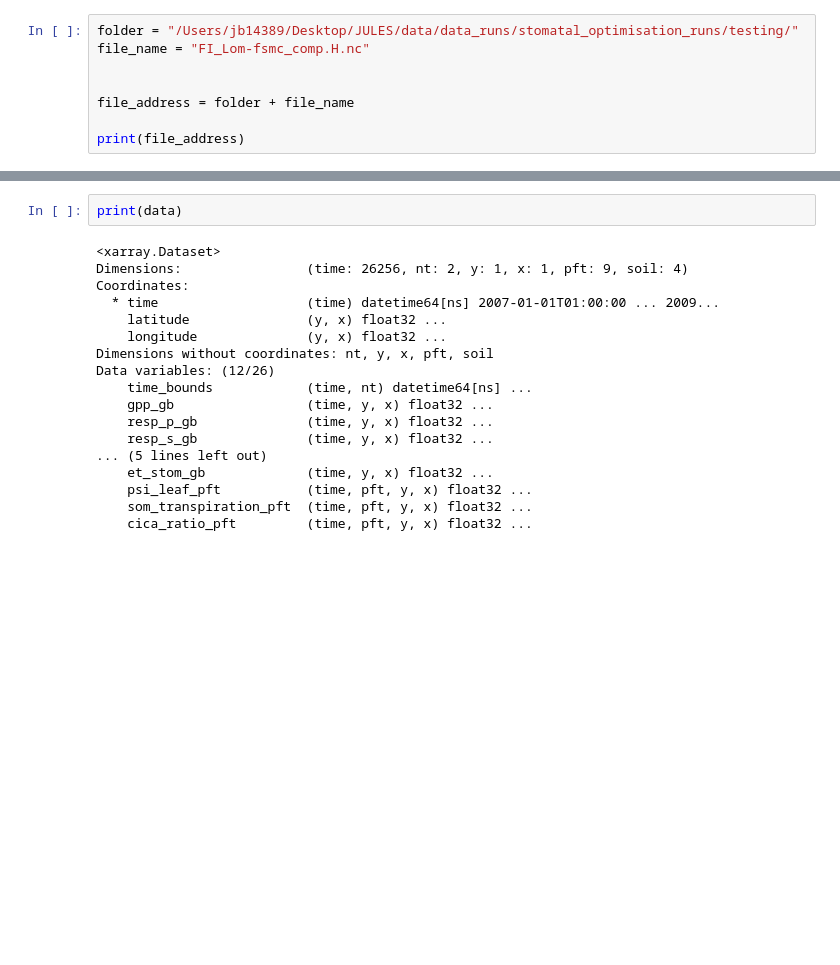
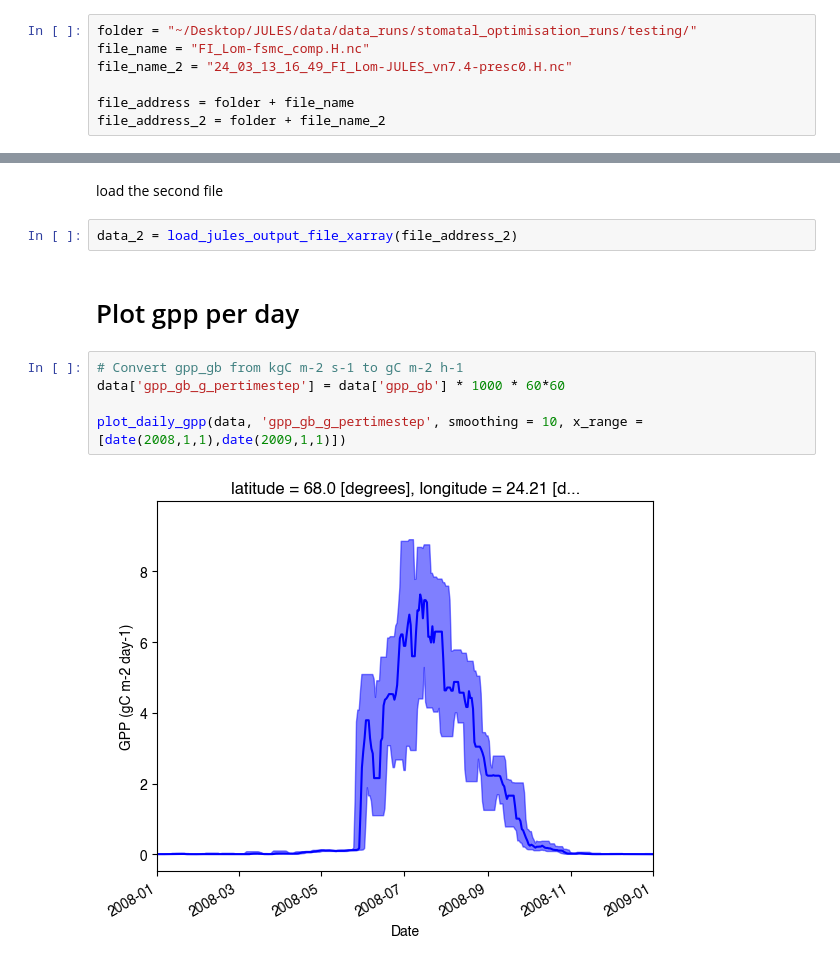
Before and after one commit to CaleBaguley/JULES-plotting-and-analysis-code, a Jupyter notebook: notebooks/File load and plot test.ipynb, the cells around one changed output, grey strips where cells are left out. Cells and saved outputs as stored; diff of their text form; blank space fills up the shorter version.

Commit message:
Created example plotting the gpp.

```diff
--- a/notebooks/File load and plot test.ipynb
+++ b/notebooks/File load and plot test.ipynb
@@ -6,8 +17,7 @@ from src.load_jules_output_file import load_jules_output_file_xarray
 # %%
-folder = "/Users/jb14389/Desktop/JULES/data/data_runs/stomatal_optimisation_runs/testing/"
+folder = "~/Desktop/JULES/data/data_runs/stomatal_optimisation_runs/testing/"
 file_name = "FI_Lom-fsmc_comp.H.nc"
-
+file_name_2 = "24_03_13_16_49_FI_Lom-JULES_vn7.4-presc0.H.nc"
 
 file_address = folder + file_name
-
-print(file_address)
+file_address_2 = folder + file_name_2
@@ -18,20 +48,13 @@ data = load_jules_output_file_xarray(file_address)
-# %%
-print(data)
-# %% [output]
-<xarray.Dataset>
-Dimensions:                (time: 26256, nt: 2, y: 1, x: 1, pft: 9, soil: 4)
-Coordinates:
-  * time                   (time) datetime64[ns] 2007-01-01T01:00:00 ... 2009...
-    latitude               (y, x) float32 ...
-    longitude              (y, x) float32 ...
-Dimensions without coordinates: nt, y, x, pft, soil
-Data variables: (12/26)
-    time_bounds            (time, nt) datetime64[ns] ...
-    gpp_gb                 (time, y, x) float32 ...
-    resp_p_gb              (time, y, x) float32 ...
-    resp_s_gb              (time, y, x) float32 ...
-... (5 lines left out)
-    et_stom_gb             (time, y, x) float32 ...
-    psi_leaf_pft           (time, pft, y, x) float32 ...
-    som_transpiration_pft  (time, pft, y, x) float32 ...
-    cica_ratio_pft         (time, pft, y, x) float32 ...
+# %% [markdown]
+load the second file
+# %%
+data_2 = load_jules_output_file_xarray(file_address_2)
+# %% [markdown]
+# Plot gpp per day
+# %%
+# Convert gpp_gb from kgC m-2 s-1 to gC m-2 h-1
+data['gpp_gb_g_pertimestep'] = data['gpp_gb'] * 1000 * 60*60
+
+plot_daily_gpp(data, 'gpp_gb_g_pertimestep', smoothing = 10, x_range = [date(2008,1,1),date(2009,1,1)])
+# %% [output]
+[figure, added]
```
Also changed, not shown: parts of 8 cells of this notebook.
